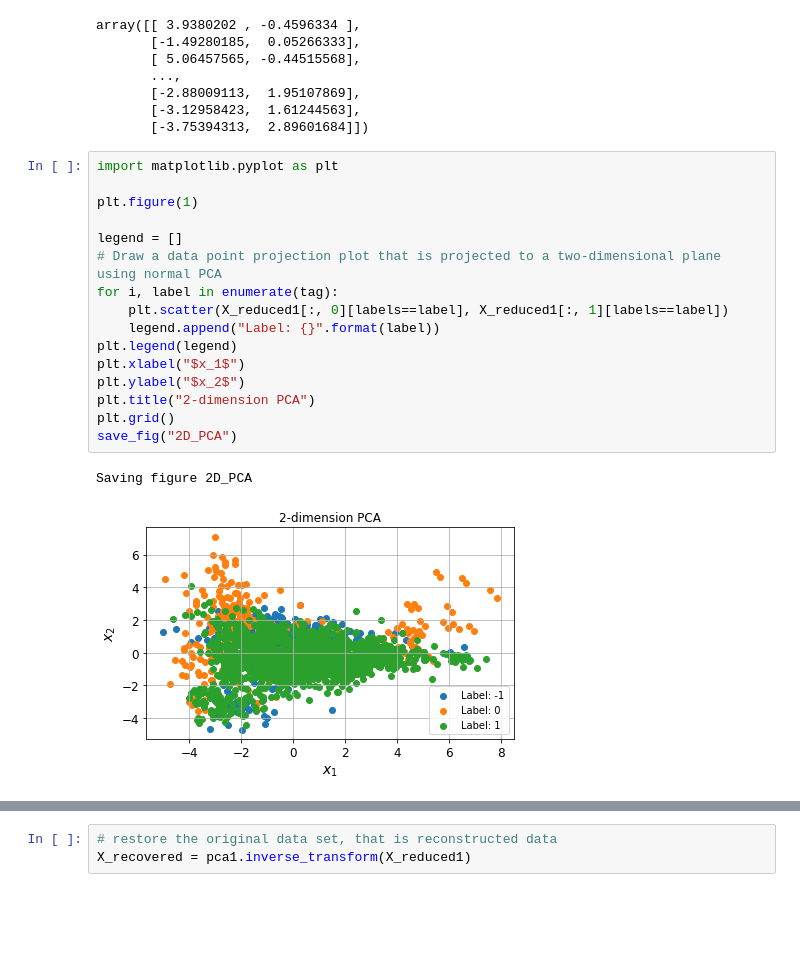
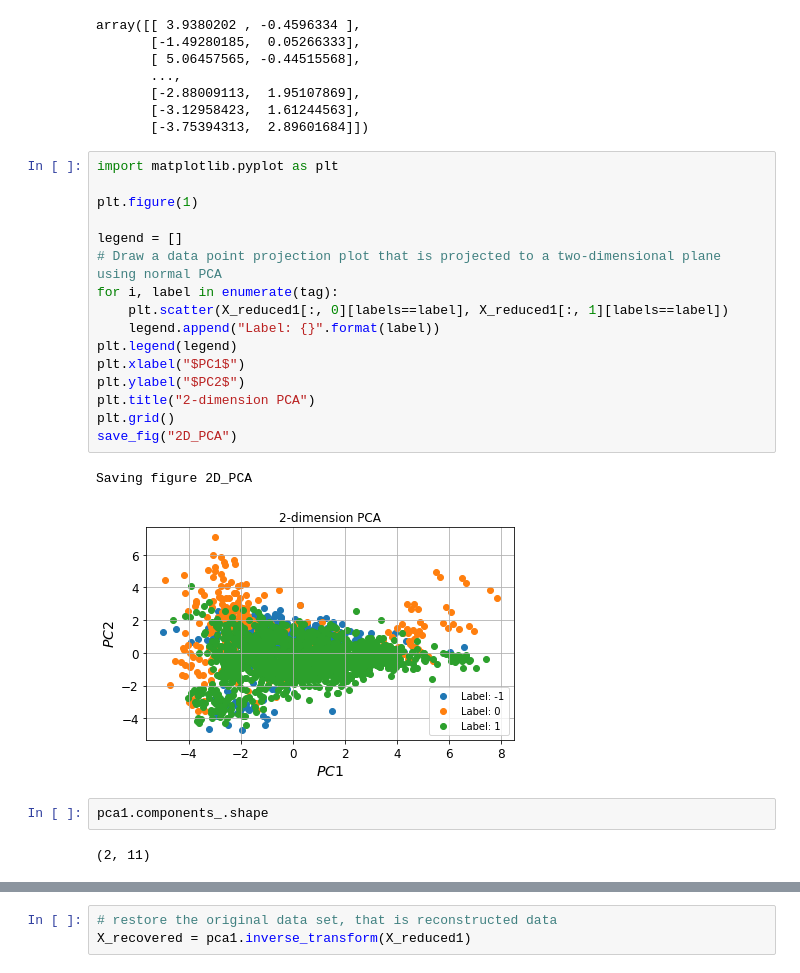
Before and after one commit to ZJUEarthData/DS_explore, a Jupyter notebook: english/dimensionality_reduction/dimensionality_reduction.ipynb, the cells around one changed output, grey strips where cells are left out. Saved outputs shown, nothing was run; the diff lists cells and outputs as text; blank space fills up the shorter version.

```diff
--- a/english/dimensionality_reduction/dimensionality_reduction.ipynb
+++ b/english/dimensionality_reduction/dimensionality_reduction.ipynb
@@ -149,19 +166,23 @@ array([[ 3.9380202 , -0.4596334 ],
 # %%
 import matplotlib.pyplot as plt
 
 plt.figure(1)
 
 legend = []
 # Draw a data point projection plot that is projected to a two-dimensional plane using normal PCA
 for i, label in enumerate(tag):
     plt.scatter(X_reduced1[:, 0][labels==label], X_reduced1[:, 1][labels==label])
     legend.append("Label: {}".format(label))
 plt.legend(legend)
-plt.xlabel("$x_1$")
-plt.ylabel("$x_2$")
+plt.xlabel("$PC1$")
+plt.ylabel("$PC2$")
 plt.title("2-dimension PCA")
 plt.grid()
 save_fig("2D_PCA")
 # %% [output]
 Saving figure 2D_PCA
-[figure, old version]
+[figure, new version]
+# %%
+pca1.components_.shape
+# %% [output]
+(2, 11)
```
Also changed, not shown: parts of 7 cells of this notebook, 4 other files.
